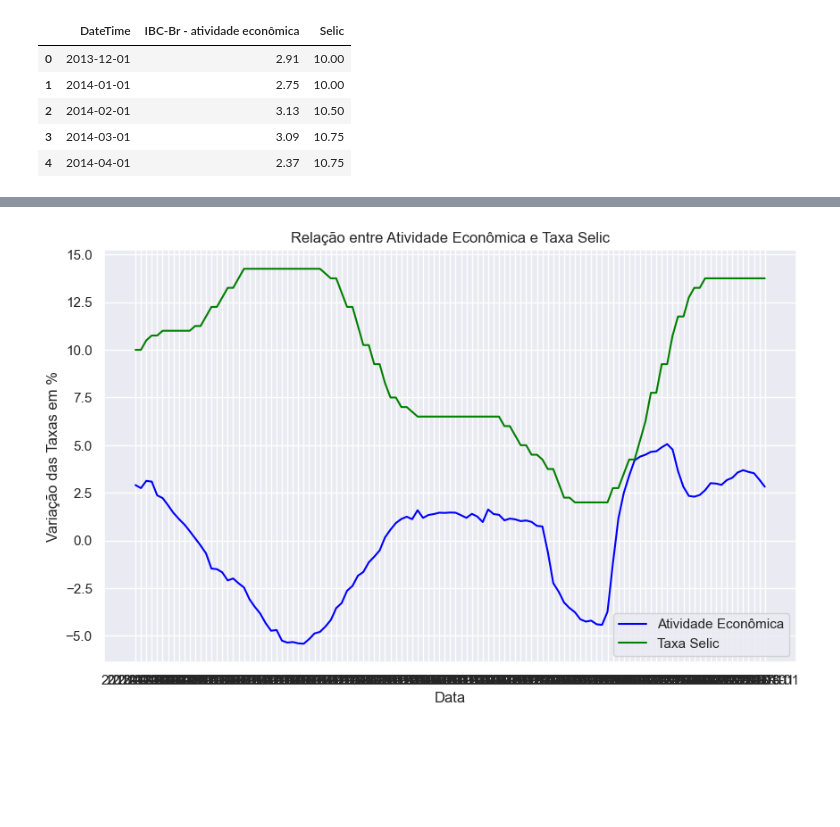
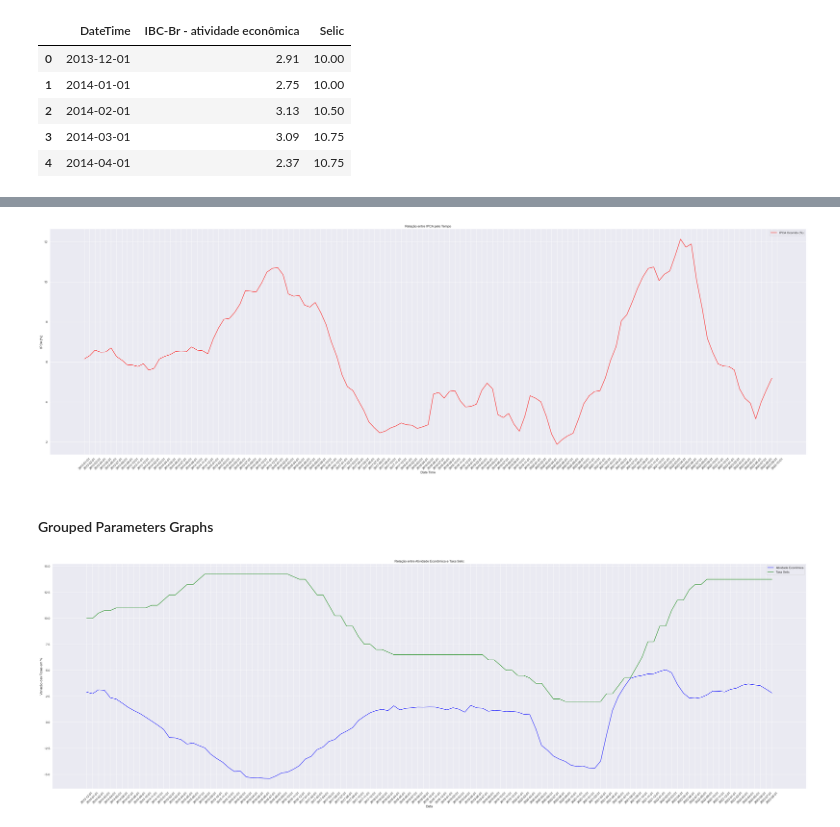
Before and after one commit to Macedo3/Analise-Curva-de-Laffer, a Jupyter notebook: Analise Taxa Selic/selic_atividade_economica.ipynb, the cells around one changed output, grey strips where cells are left out. Drawn from its saved outputs; the diff is of its cells as text; code cells hidden in the pictures; blank space fills up the shorter version.

```diff
--- a/Analise Taxa Selic/selic_atividade_economica.ipynb
+++ b/Analise Taxa Selic/selic_atividade_economica.ipynb
@@ -6,6 +6,7 @@
 import pandas as pd
 import matplotlib.pyplot as plt
 import seaborn as sns
+sns.set_theme()
 # %% [markdown]
 ## Reading the data
 # %%
@@ -111,25 +188,51 @@ plt.show()
+# %%
+# Define o estilo do gráfico
+sns.set(style="darkgrid")
+
+# Cria o gráfico de linha
+plt.figure(figsize=(50, 15))
+
+# Plotar a Taxa Selic
+sns.lineplot(x=ipca_removed_columns['DateTime'], y=ipca_removed_columns['IPCA ocorrido'], label='IPCA Ocorrido (%)', color='red')
+plt.xticks(rotation=45)
+
+# Adiciona título e rótulos dos eixos
+plt.title('Relação entre IPCA pelo Tempo')
+plt.xlabel('Date Time')
+plt.ylabel('IPCA (%)')
+
+# Adiciona legenda
+plt.legend()
+
+# Exibe o gráfico
+plt.show()
+# %% [output]
+[figure, added]
+# %% [markdown]
+#### Grouped Parameters Graphs
 # %%
 # Define o estilo do gráfico
 sns.set(style="darkgrid")
 
 # Cria o gráfico de linha
-plt.figure(figsize=(10, 6))
+plt.figure(figsize=(50, 15))
 
 # Plotar a Atividade Econômica
 sns.lineplot(x=tabelas_selic_atividade_economica_unidas['DateTime'], y=tabelas_selic_atividade_economica_unidas['IBC-Br - atividade econômica'], label='Atividade Econômica', color='blue')
 
 # Plotar a Taxa Selic
 sns.lineplot(x=tabelas_selic_atividade_economica_unidas['DateTime'], y=tabelas_selic_atividade_economica_unidas['Selic'], label='Taxa Selic', color='green')
+plt.xticks(rotation=45)
 
 # Adiciona título e rótulos dos eixos
 plt.title('Relação entre Atividade Econômica e Taxa Selic')
 plt.xlabel('Data')
 plt.ylabel('Variação das Taxas em %')
 
 # Adiciona legenda
 plt.legend()
 
 # Exibe o gráfico
 plt.show()
 # %% [output]
-[figure, old version]
+[figure, new version]
```
Also changed, not shown: parts of 17 cells of this notebook, 1 other file.
